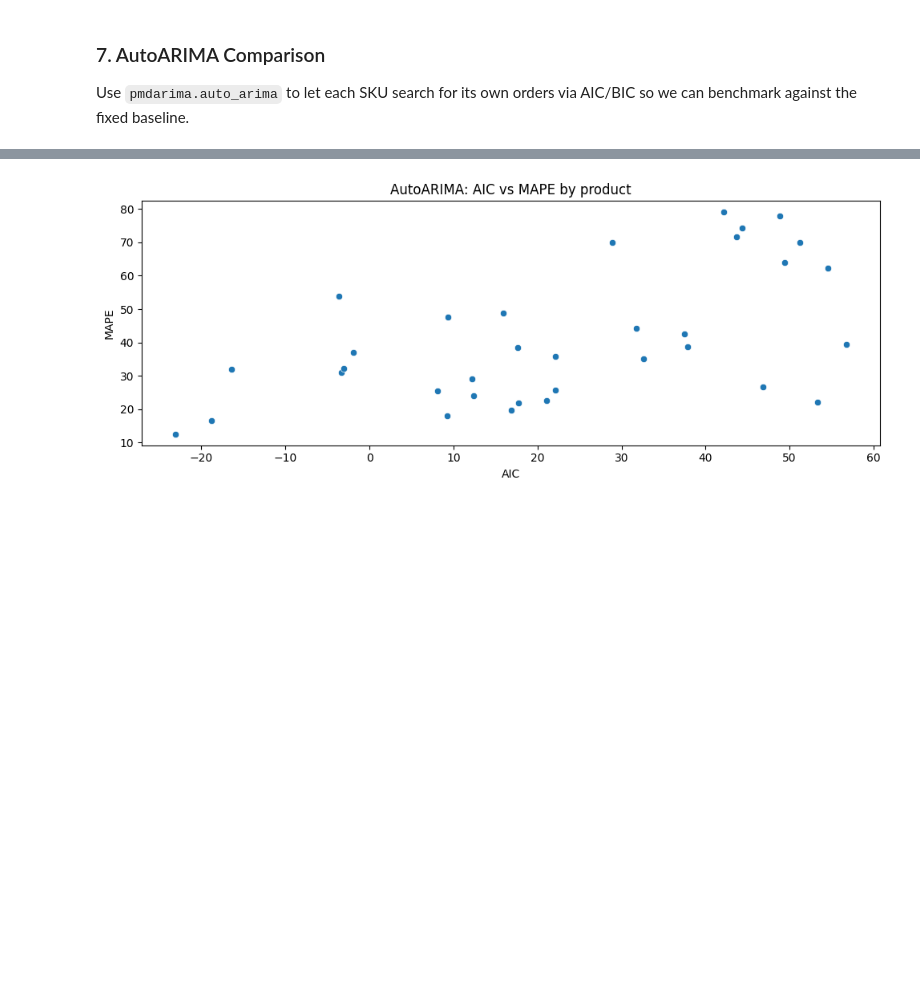
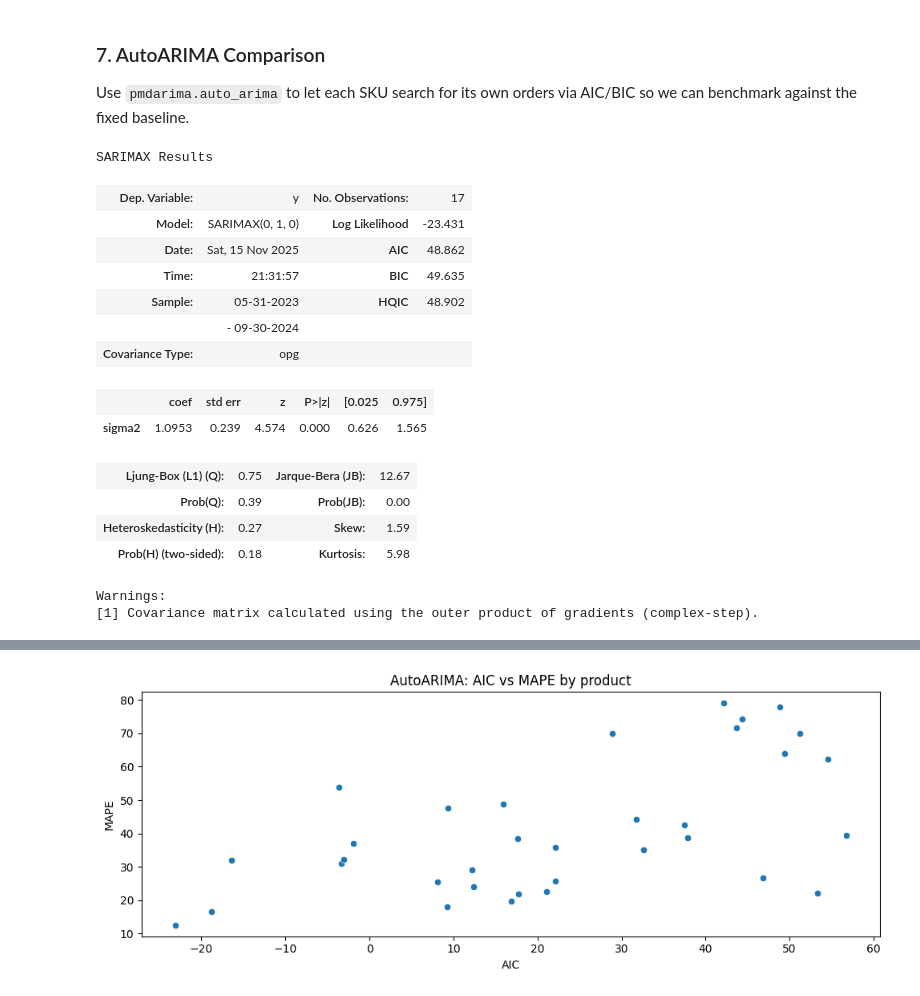
Before and after one commit to tonychu805/syno_bi, a Jupyter notebook: notebook/01_svr_rm_forecast.ipynb, the cells around one changed output, grey strips where cells are left out. Drawn from its saved outputs; the diff is of its cells as text; code cells hidden in the pictures; blank space fills up the shorter version.

```diff
--- a/notebook/01_svr_rm_forecast.ipynb
+++ b/notebook/01_svr_rm_forecast.ipynb
@@ -556,3 +556,23 @@ auto_forecast_df = (
     else pd.DataFrame()
 )
 auto_mape_df = pd.DataFrame(auto_errors)
+# %%
+# Review AutoARIMA model diagnostics to explain order/seasonality choices
+auto_model.summary()
+# %% [output]
+SARIMAX Results
+| Dep. Variable: | y | No. Observations: | 17 |
+| Model: | SARIMAX(0, 1, 0) | Log Likelihood | -23.431 |
+| Date: | Sat, 15 Nov 2025 | AIC | 48.862 |
+| Time: | 21:31:57 | BIC | 49.635 |
+| Sample: | 05-31-2023 | HQIC | 48.902 |
+|  | - 09-30-2024 |  |  |
+| Covariance Type: | opg |  |  |
+|  | coef | std err | z | P>|z| | [0.025 | 0.975] |
+| sigma2 | 1.0953 | 0.239 | 4.574 | 0.000 | 0.626 | 1.565 |
+| Ljung-Box (L1) (Q): | 0.75 | Jarque-Bera (JB): | 12.67 |
+| Prob(Q): | 0.39 | Prob(JB): | 0.00 |
+| Heteroskedasticity (H): | 0.27 | Skew: | 1.59 |
+| Prob(H) (two-sided): | 0.18 | Kurtosis: | 5.98 |
+Warnings:
+[1] Covariance matrix calculated using the outer product of gradients (complex-step).
```
Also changed, not shown: parts of 2 cells of this notebook.
